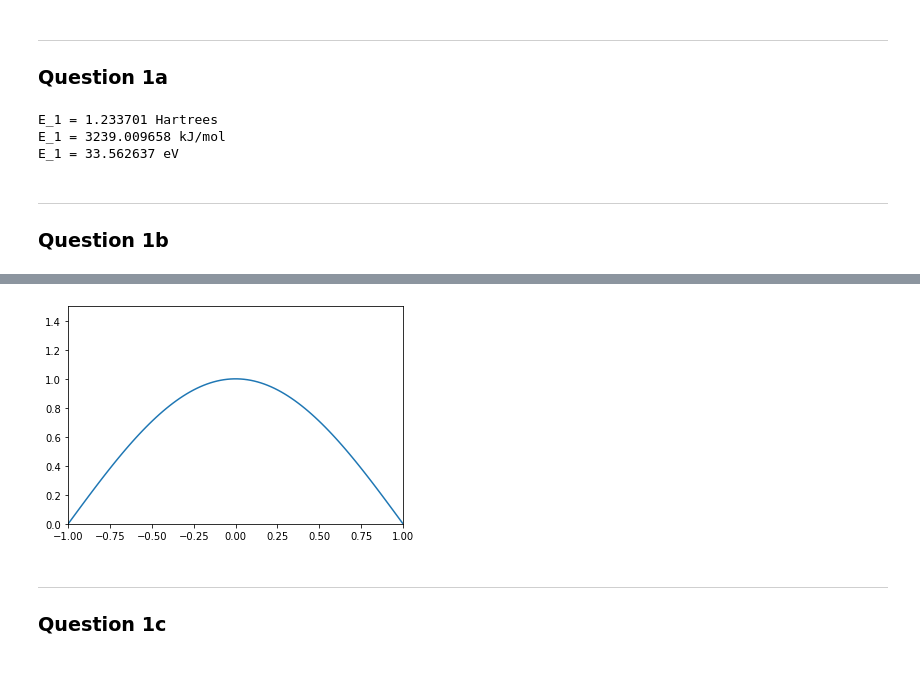
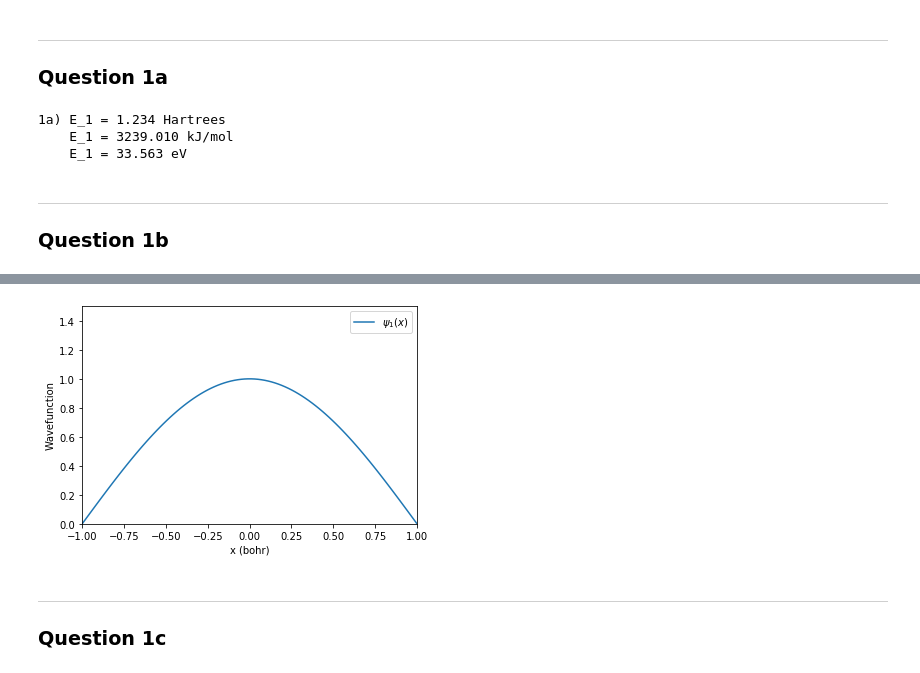
Before and after one commit to crdrisko/nd-grad, a Jupyter notebook: Comp_Chem/HW 2.ipynb, the cells around one changed output, grey strips where cells are left out. Cells and saved outputs as stored; diff of their text form; code cells hidden in the pictures.

```diff
--- a/Comp_Chem/HW 2.ipynb
+++ b/Comp_Chem/HW 2.ipynb
@@ -34,20 +41,22 @@ energy_Hartree = E_n(1, 1, 1, 2)
 energy_kJmol = E_n(1, (1*AU_angMom_to_Js), (1*AU_mass_to_kg), (2*bohr_to_m)) * J_to_kJmol
 energy_eV = E_n(1, (1*AU_angMom_to_Js/eV_to_J), (1*AU_mass_to_kg), (2*bohr_to_m)) * eV_to_J
 
-print("E_1 = %f Hartrees" %energy_Hartree)
-print("E_1 = %f kJ/mol" %energy_kJmol)
-print("E_1 = %f eV" %energy_eV)
+
+## Results ##
+print("1a) E_1 = %0.3f Hartrees\n\
+    E_1 = %0.3f kJ/mol\n\
+    E_1 = %0.3f eV" %(energy_Hartree, energy_kJmol, energy_eV))
 # %% [output]
-E_1 = 1.233701 Hartrees
-E_1 = 3239.009658 kJ/mol
-E_1 = 33.562637 eV
+1a) E_1 = 1.234 Hartrees
+    E_1 = 3239.010 kJ/mol
+    E_1 = 33.563 eV
 # %% [markdown]
 ___
 ### Question 1b
 # %%
 ## Use SymPy to Get Normalization Constant ##
 symX = sympy.Symbol("x")
-norm1 = sympy.sqrt(1 / sympy.integrate((sympy.cos(sympy.pi * symX / 2)**2), (symX, -1, 1)))
+N_1b = sympy.sqrt(1 / sympy.integrate((sympy.cos(sympy.pi * symX / 2)**2), (symX, -1, 1)))
 
 
 ## Set Psi_1 ##
@@ -55,12 +64,12 @@ x = np.linspace(-1, 1, 100)
 psi_1 = np.zeros(100)
 
 for i in range(0, 100):
-    psi_1[i] = psi_n(1, norm1, x[i])
+    psi_1[i] = psi_n(1, N_1b, x[i])
 
 
 ## Get Nodes ##
 nodes=0
-for i in range(1, 99):                                              ## Don't include first and last points
+for i in range(1, 99):       ## Don't include first and last points
     if (psi_1[i] == 0):
         ++nodes
 
@@ -71,12 +80,18 @@ boundCond2 = psi_1[99]
 
 
 ## Results ##
-print("psi(-1) = %d" %boundCond1)
-print("psi(1) = %d" %boundCond2)
-print("The number of nodes = %d" %nodes)
-print("The normalization constant = %d" %norm1)
+print("1b) psi(-1) = %d\n\
+    psi(1) = %d\n\
+    The number of nodes = %d\n\
+    The normalization constant = %d" %(boundCond1, boundCond2, nodes, N_1b))
 
-plt.plot(x, psi_1)
+
+## Plotting ##
+plt.plot(x, psi_1, label=("$\\psi_1(x)$"))
+
 plt.xlim(-1, 1)
-_ = plt.ylim(0, 1.5)
+plt.ylim(0, 1.5)
+plt.xlabel("x (bohr)")
+plt.ylabel("Wavefunction")
+_ = plt.legend()
 # %% [output]
@@ -87,4 +102,4 @@ The normalization constant = 1
-[figure, old version]
+[figure, new version]
 # %% [markdown]
 ___
 ### Question 1c
```
Also changed, not shown: parts of 7 cells of this notebook.
